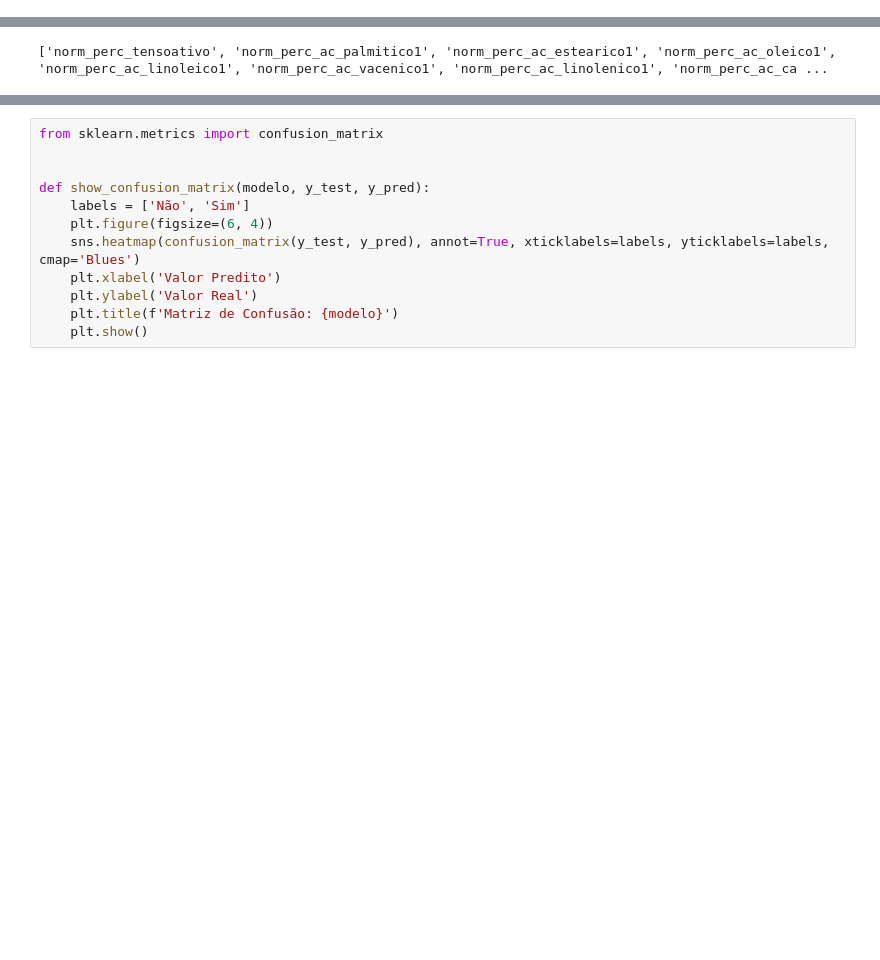
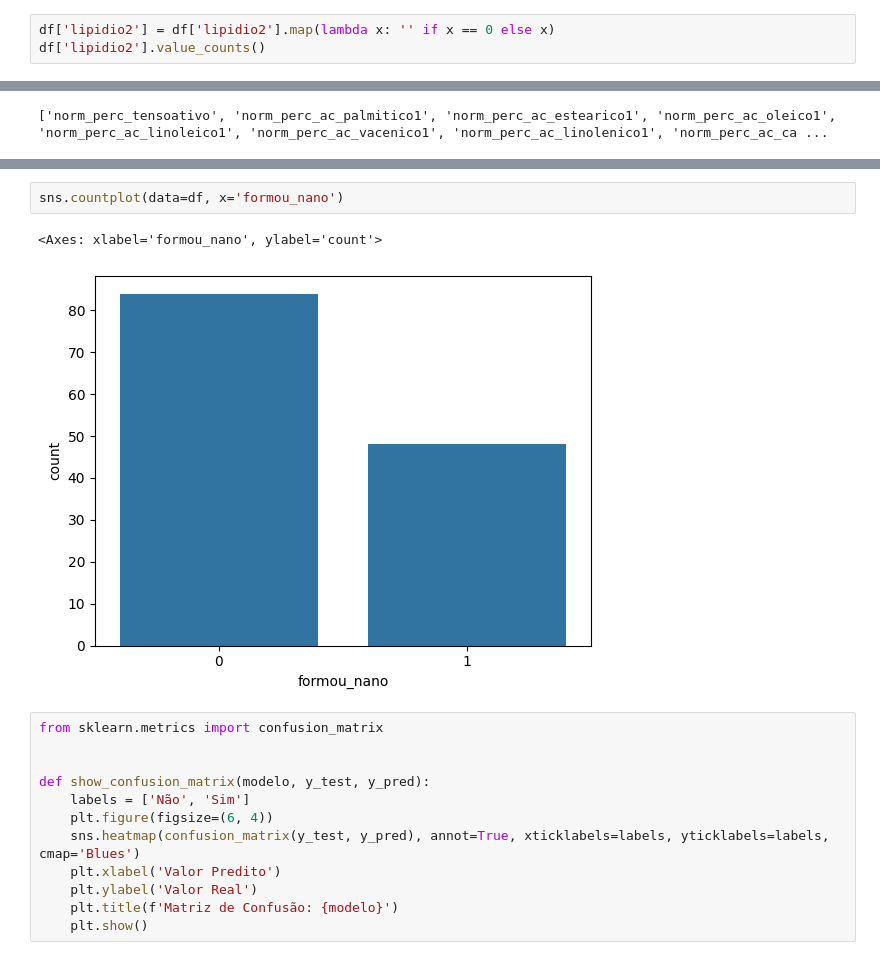
Before and after one commit to brfiso/PyNanoEmulsion, a Jupyter notebook: AnaliseNova.ipynb, the cells around one changed output, grey strips where cells are left out. Drawn from its saved outputs; the diff is of its cells as text; blank space fills up the shorter version.

```diff
--- a/AnaliseNova.ipynb
+++ b/AnaliseNova.ipynb
@@ -132,3 +171,6 @@ plt.show()
 # %% [markdown]
 # Predição
 Vamos testar a presição com as colunas abaixo:
+# %%
+df['lipidio2'] = df['lipidio2'].map(lambda x: '' if x == 0 else x)
+df['lipidio2'].value_counts()
@@ -144,3 +206,8 @@ print(colunas_normalizadas)
+# %%
+sns.countplot(data=df, x='formou_nano')
+# %% [output]
+<Axes: xlabel='formou_nano', ylabel='count'>
+[figure, added]
 # %%
 from sklearn.metrics import confusion_matrix
 
```
Also changed, not shown: parts of 10 cells of this notebook, 3 other files.
